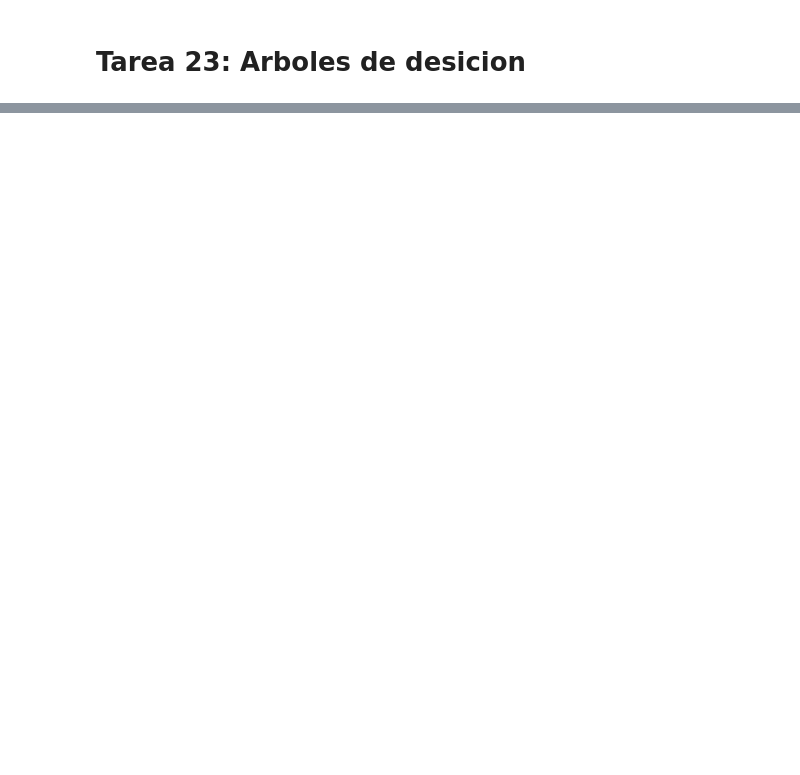
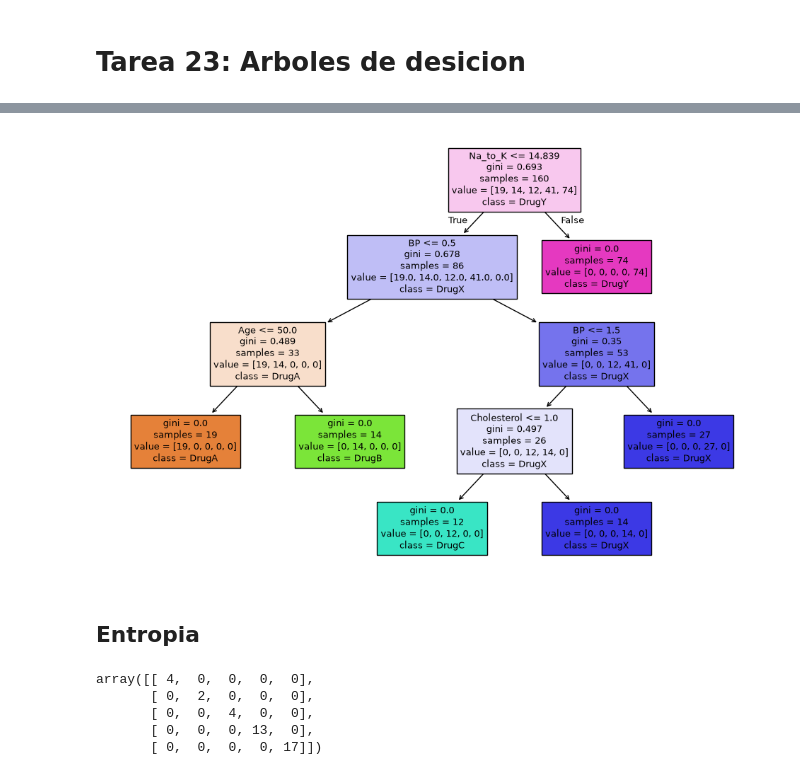
Before and after one commit to hhugoac/PythonForDataScience, a Jupyter notebook: TareaM23-CD-HectorHugoAlonzoCortez.ipynb, the cells around one changed output, grey strips where cells are left out. Saved outputs shown, nothing was run; the diff lists cells and outputs as text; code cells hidden in the pictures; blank space fills up the shorter version.

```diff
--- a/TareaM23-CD-HectorHugoAlonzoCortez.ipynb
+++ b/TareaM23-CD-HectorHugoAlonzoCortez.ipynb
@@ -28,12 +29,12 @@ from sklearn import preprocessing
 
 sex_codfication = preprocessing.LabelEncoder()
 sex_codfication.fit(['F', 'M'])
-X[:, 0] = sex_codfication.transform(X[:, 1])
+X[:, 1] = sex_codfication.transform(X[:, 1])
 
 bp_status_codfication = preprocessing.LabelEncoder()
 bp_status_codfication.fit(['HIGH', 'LOW', 'NORMAL'])
-X[:, 1] = bp_status_codfication.transform(X[:, 2])
+X[:, 2] = bp_status_codfication.transform(X[:, 2])
 
 cholesterol_status_codfication = preprocessing.LabelEncoder()
 cholesterol_status_codfication.fit(['HIGH', 'NORMAL'])
-X[:, 1] = bp_status_codfication.transform(X[:, 3])
+X[:, 3] = bp_status_codfication.transform(X[:, 3])
@@ -40,2 +49,3 @@ X[:, 1] = bp_status_codfication.transform(X[:, 3])
 # %%
-# Build th
+# Build the trainig and testing sets
+X_train, X_test, Y_train, Y_test = train_test_split(X, Y, test_size=0.2, random_state=1)
@@ -41,0 +54,9 @@ X[:, 1] = bp_status_codfication.transform(X[:, 3])
+# %%
+# Build the desicion tree classifier model
+clf = DecisionTreeClassifier(criterion='gini')
+
+# Apply the model to the training data
+clf = clf.fit(X_train, Y_train)
+
+# Predict the response for the test dataset
+y_hat = clf.predict(X_test)
@@ -41,0 +88,9 @@ X[:, 1] = bp_status_codfication.transform(X[:, 3])
+# %%
+from sklearn import tree
+plt.figure(figsize=(12,8))
+tree.plot_tree(clf, filled=True, feature_names=feature_columns, class_names=['DrugA', 'DrugB', 'DrugC', 'DrugX', 'DrugY'])
+plt.show()
+# %% [output]
+[figure, added]
+# %% [markdown]
+## Entropia
@@ -41,0 +106,10 @@ X[:, 1] = bp_status_codfication.transform(X[:, 3])
+# %%
+# Confussion matrix
+confusion_matrix = metrics.confusion_matrix(Y_test, y_hat)
+confusion_matrix
+# %% [output]
+array([[ 4,  0,  0,  0,  0],
+       [ 0,  2,  0,  0,  0],
+       [ 0,  0,  4,  0,  0],
+       [ 0,  0,  0, 13,  0],
+       [ 0,  0,  0,  0, 17]])
```
Also changed, not shown: parts of 9 cells of this notebook, 6 other files.
